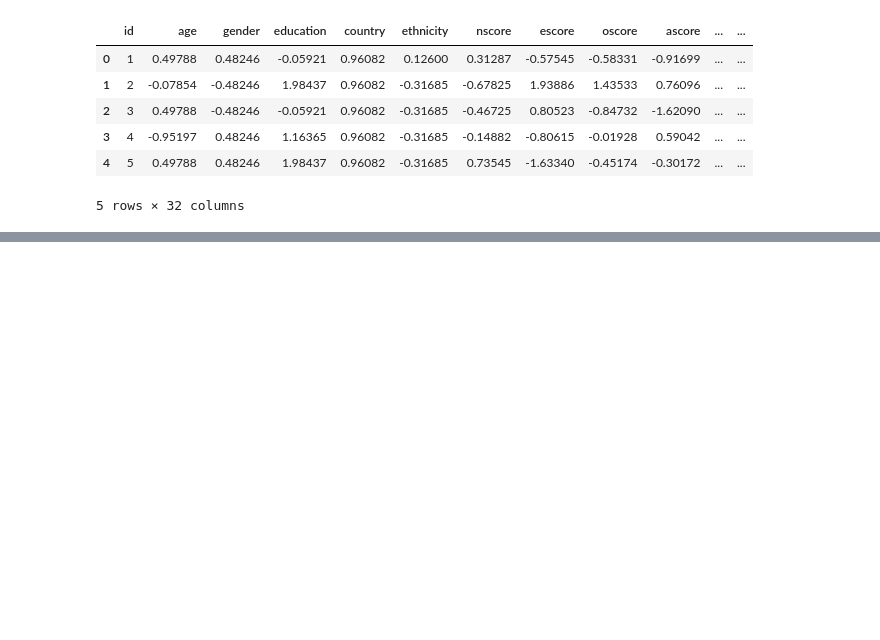
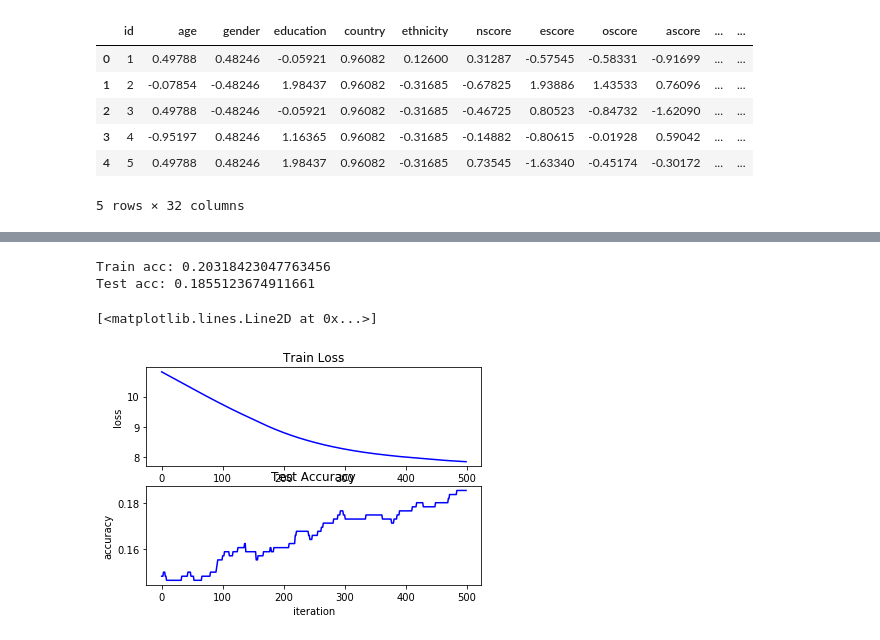
Before and after one commit to mykhaly/dont_do_drugs, a Jupyter notebook: Preprocessing.ipynb, the cells around one changed output, grey strips where cells are left out. Cells and saved outputs as stored; diff of their text form; code cells hidden in the pictures; blank space fills up the shorter version.

```diff
--- a/Preprocessing.ipynb
+++ b/Preprocessing.ipynb
@@ -83,0 +139,9 @@ df.to_csv('data.csv', index=False)
+# %%
+perm = np.random.permutation(n_samples)
+train_indx = perm[:n_train]
+test_indx = perm[n_train:]
+# %%
+data_x_train, data_y_train = x[train_indx,:], y[train_indx]
+data_x_test, data_y_test = x[test_indx,:], y[test_indx]
+data_x_train = data_x_train.T
+data_x_test = data_x_test.T
@@ -83,0 +158,2 @@ df.to_csv('data.csv', index=False)
+# %%
+nn = MLP(input_dim=12, first_hid_dim=18, second_hid_dim=10, output_dim=7, batch_size=32, learning_rate=1e-3)
@@ -83,0 +163,3 @@ df.to_csv('data.csv', index=False)
+# %%
+number_of_iterations=500
+stats = nn.train(data_x_train, data_y_train, data_x_test, data_y_test, number_of_iterations)
@@ -83,0 +184,24 @@ df.to_csv('data.csv', index=False)
+# %%
+data_y_train_pred = nn.predict(data_x_train)
+print("Train acc: {}".format(get_accuracy(data_y_train_pred, data_y_train)))
+
+data_y_test_pred = nn.predict(data_x_test)
+print("Test acc: {}".format(get_accuracy(data_y_test_pred, data_y_test)))
+# %% [output]
+Train acc: 0.20318423047763456
+Test acc: 0.1855123674911661
+# %%
+plt.subplot(211)
+plt.title('Train Loss')
+plt.xlabel('iteration')
+plt.ylabel('loss')
+plt.plot(range(number_of_iterations), stats['loss'], 'b', label="loss")
+
+plt.subplot(212)
+plt.title('Test Accuracy')
+plt.xlabel('iteration')
+plt.ylabel('accuracy')
+plt.plot(range(number_of_iterations), stats['test_accuracy'], 'b', label="accuracy")
+# %% [output]
+[<matplotlib.lines.Line2D at 0x...>]
+[figure, added]
```
Also changed, not shown: parts of 18 cells of this notebook.
